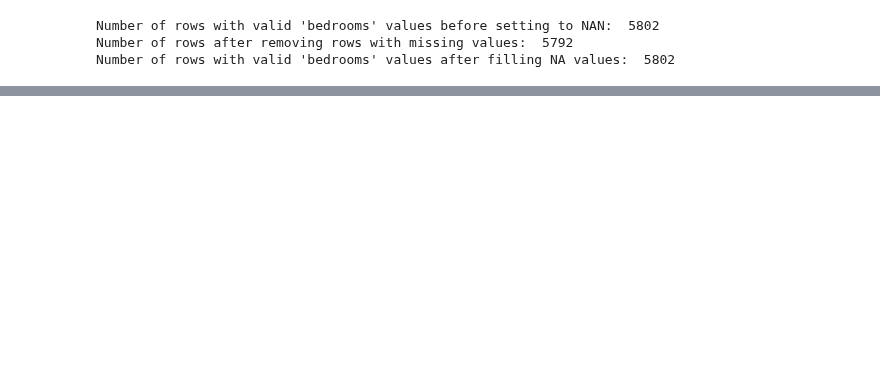
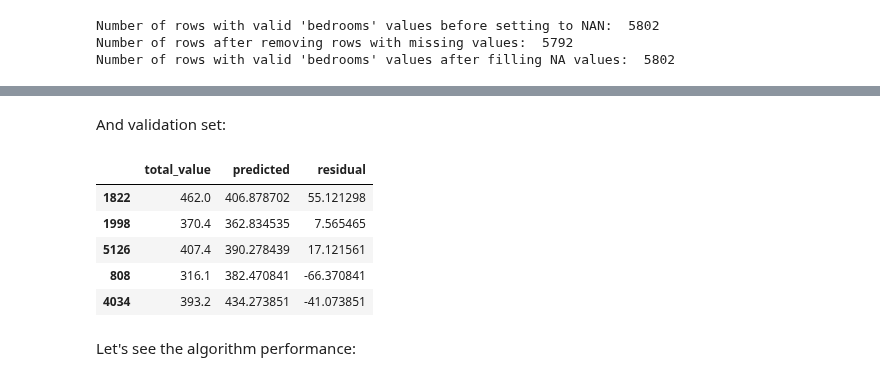
Before and after one commit to jeantardelli/data-mining-for-business-analytics, a Jupyter notebook: analysis/overview-of-the-data-mining-process.ipynb, the cells around one changed output, grey strips where cells are left out. Saved outputs shown, nothing was run; the diff lists cells and outputs as text; code cells hidden in the pictures; blank space fills up the shorter version.

```diff
--- a/analysis/load-and-creating-subsets-from-the-data.ipynb
+++ b/analysis/overview-of-the-data-mining-process.ipynb
@@ -326,0 +519,19 @@ norm_df = pd.DataFrame(scaler.fit_transform(housing_df),
+# %% [markdown]
+And validation set:
+# %%
+valid_pred = model.predict(valid_X)
+valid_results = pd.DataFrame({
+    "total_value": valid_y,
+    "predicted": valid_pred,
+    "residual": valid_y - valid_pred,
+})
+valid_results.head()
+# %% [output]
+|  | total_value | predicted | residual |
+| 1822 | 462.0 | 406.878702 | 55.121298 |
+| 1998 | 370.4 | 362.834535 | 7.565465 |
+| 5126 | 407.4 | 390.278439 | 17.121561 |
+| 808 | 316.1 | 382.470841 | -66.370841 |
+| 4034 | 393.2 | 434.273851 | -41.073851 |
+# %% [markdown]
+Let's see the algorithm performance:
```
Also changed, not shown: parts of 37 cells of this notebook, 1 other file.
